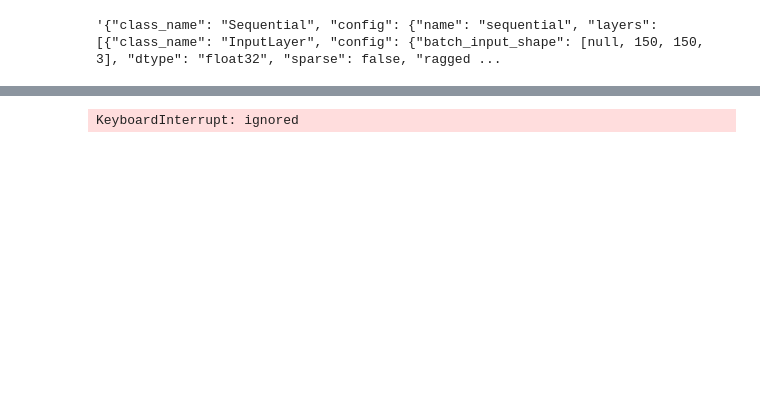
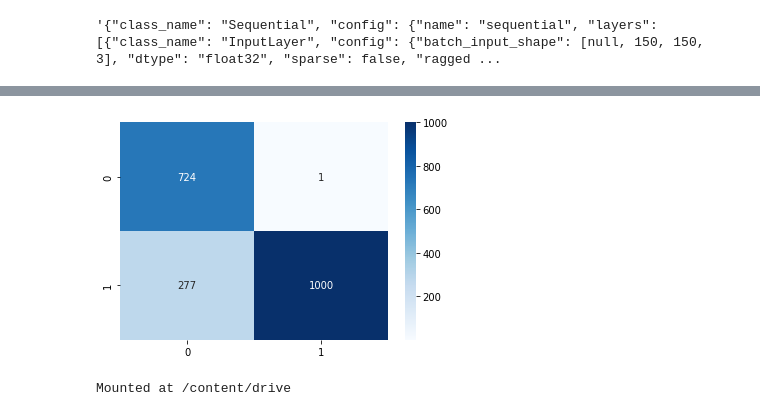
Before and after one commit to pwm-ps-ia/ps-ana, a Jupyter notebook: Ana.ipynb, the cells around one changed output, grey strips where cells are left out. Saved outputs shown, nothing was run; the diff lists cells and outputs as text; code cells hidden in the pictures; blank space fills up the shorter version.

```diff
--- a/Ana.ipynb
+++ b/Ana.ipynb
@@ -160,7 +171,7 @@ print("El generador de validación tiene", total_val_samples, "imágenes")
 
 steps = total_val_samples // batch_size
 
-results = np.concatenate([(y, model_transfer.predict(x=x)) for x, y in validation_generator], axis=1, steps=steps)
+results = np.concatenate([(y, model_transfer.predict(x=x)) for x, y in valid_dataset], axis=1)
 
 predictions = np.argmax(results[0], axis=1)
 labels = np.argmax(results[1], axis=1)
@@ -191 +202 @@ Streaming output truncated to the last 5000 lines.
-KeyboardInterrupt: ignored
+[figure, added]
@@ -191,0 +205,27 @@ KeyboardInterrupt: ignored
+# %%
+# Importar las librerías necesarias
+import os
+import zipfile
+from google.colab import drive
+
+# Montar Google Drive en Colab
+drive.mount('/content/drive', force_remount=True)
+
+# Función para extraer un archivo .zip y guardar su contenido en la carpeta /content/dataset/
+def extraer_zip(ruta_zip, ruta_destino='/content/dataset/'):
+  # Extraer el nombre del archivo .zip sin la extensión
+  nombre_archivo = os.path.splitext(os.path.basename(ruta_zip))[0]
+  # Combinar la ruta de destino con el nombre del archivo
+  ruta_archivo = os.path.join(ruta_destino, nombre_archivo)
+  # Extraer el contenido del archivo .zip en la ruta de destino
+  with zipfile.ZipFile(ruta_zip, 'r') as zip_ref:
+      zip_ref.extractall(ruta_archivo)
+  # Retornar la ruta donde se extrajeron los datos
+  return ruta_archivo
+
+# Ejemplo de uso de la función
+ruta_zip = '/content/drive/MyDrive/flowers.zip'
+ruta_destino = '/content/dataset/'
+ruta_datos = extraer_zip(ruta_zip, ruta_destino)
+# %% [output]
+Mounted at /content/drive
```
Also changed, not shown: parts of 17 cells of this notebook, 1 other file.
